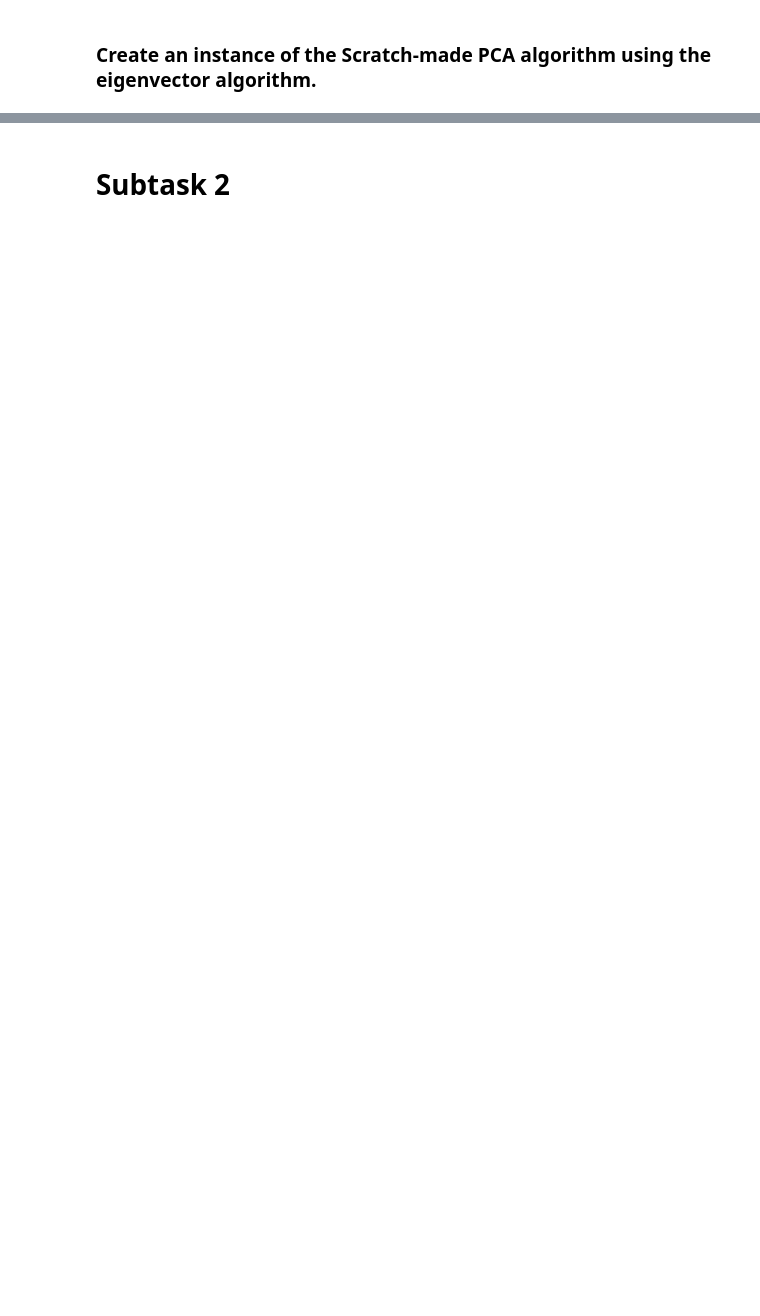
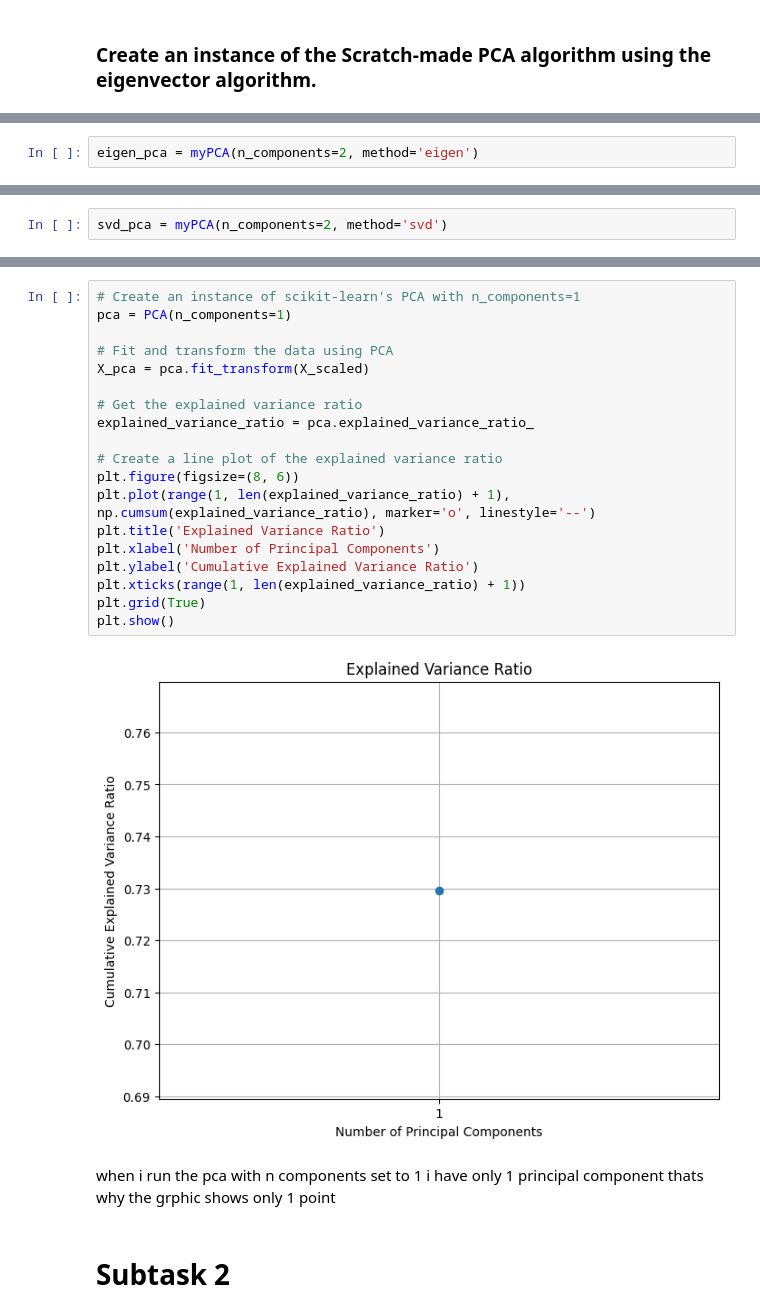
Before and after one commit to CristianProdius/Machine-Learning, a Jupyter notebook: Sigmoid/Homeworks/ Principal Component Analysis/Homework 6 - PCA.ipynb, the cells around one changed output, grey strips where cells are left out. Cells and saved outputs as stored; diff of their text form; blank space fills up the shorter version.

```diff
--- a/Sigmoid/Homeworks/ Principal Component Analysis/Homework 6 - PCA.ipynb
+++ b/Sigmoid/Homeworks/ Principal Component Analysis/Homework 6 - PCA.ipynb
@@ -156,0 +159,2 @@ X_transformed = pca.transform(X)
+# %%
+eigen_pca = myPCA(n_components=2, method='eigen')
@@ -156,0 +163,2 @@ X_transformed = pca.transform(X)
+# %%
+svd_pca = myPCA(n_components=2, method='svd')
@@ -157,2 +211,25 @@ X_transformed = pca.transform(X)
+# %%
+# Create an instance of scikit-learn's PCA with n_components=1
+pca = PCA(n_components=1)
+
+# Fit and transform the data using PCA
+X_pca = pca.fit_transform(X_scaled)
+
+# Get the explained variance ratio
+explained_variance_ratio = pca.explained_variance_ratio_
+
+# Create a line plot of the explained variance ratio
+plt.figure(figsize=(8, 6))
+plt.plot(range(1, len(explained_variance_ratio) + 1), np.cumsum(explained_variance_ratio), marker='o', linestyle='--')
+plt.title('Explained Variance Ratio')
+plt.xlabel('Number of Principal Components')
+plt.ylabel('Cumulative Explained Variance Ratio')
+plt.xticks(range(1, len(explained_variance_ratio) + 1))
+plt.grid(True)
+plt.show()
+# %% [output]
+[figure, added]
+# %% [markdown]
+when i run the pca with n components set to 1 i have only 1 principal component thats why the grphic shows only 1 point
 # %% [markdown]
 # Subtask 2
```
Also changed, not shown: parts of 19 cells of this notebook.
